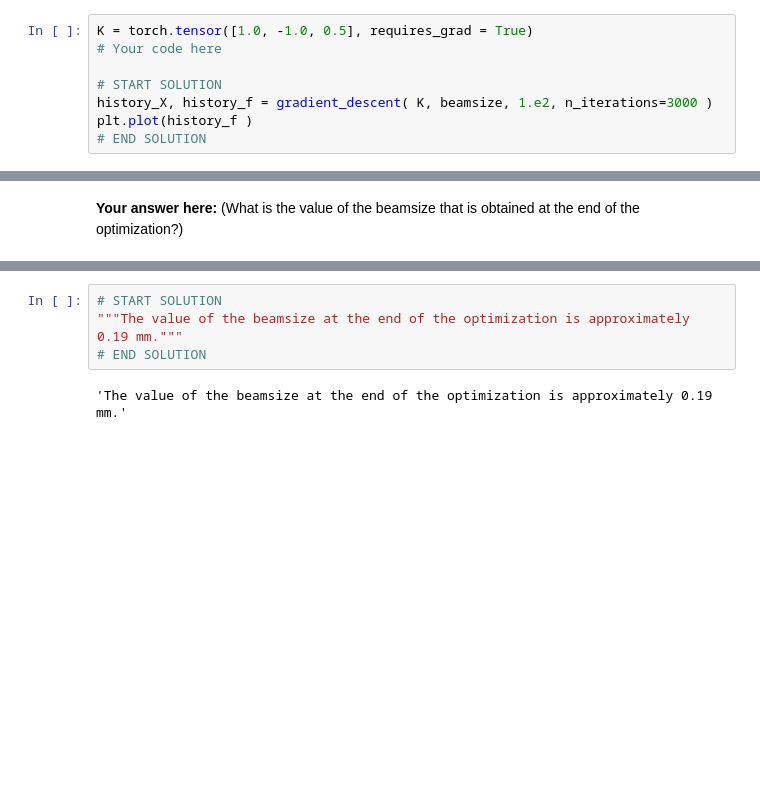
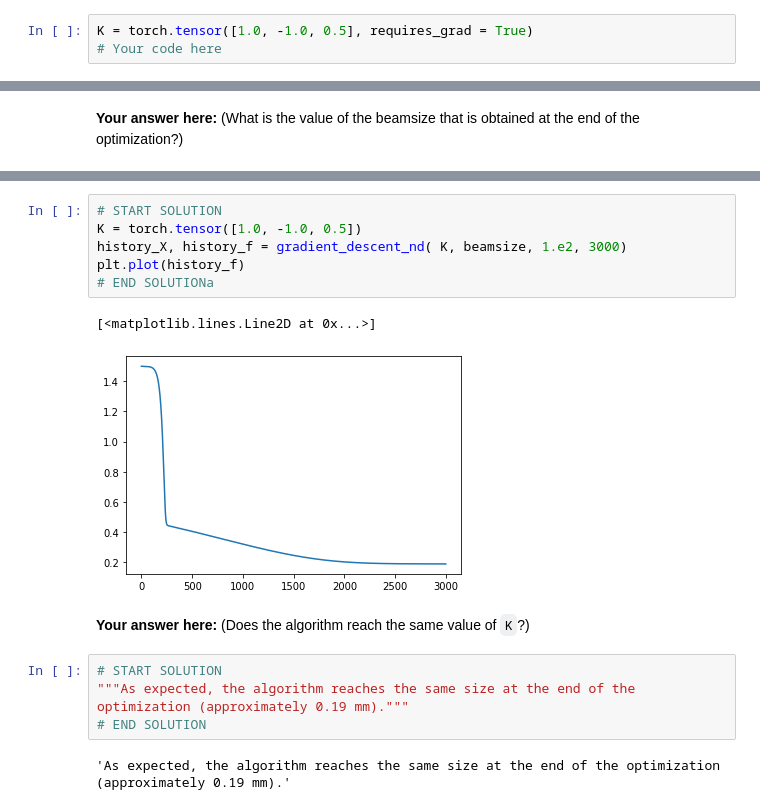
Before and after one commit to uspas/2020_optimization_and_ml, a Jupyter notebook: lab_solutions/lab_01/lab_01.ipynb, the cells around one changed output, grey strips where cells are left out. Drawn from its saved outputs; the diff is of its cells as text; blank space fills up the shorter version.

Commit message:
Add solution to homework 1

```diff
--- a/lab_solutions/lab_01/lab_01.ipynb
+++ b/lab_solutions/lab_01/lab_01.ipynb
@@ -432,8 +434,3 @@ What is the value of the beamsize that is obtained at the end of the optimizatio
 # %%
 K = torch.tensor([1.0, -1.0, 0.5], requires_grad = True)
 # Your code here
-
-# START SOLUTION
-history_X, history_f = gradient_descent( K, beamsize, 1.e2, n_iterations=3000 )
-plt.plot(history_f )
-# END SOLUTION
@@ -445,6 +495,17 @@ plt.plot(history_f )
+# %%
+# START SOLUTION
+K = torch.tensor([1.0, -1.0, 0.5])
+history_X, history_f = gradient_descent_nd( K, beamsize, 1.e2, 3000)
+plt.plot(history_f)
+# END SOLUTIONa
+# %% [output]
+[<matplotlib.lines.Line2D at 0x...>]
+[figure, added]
+# %% [markdown]
+**Your answer here:** (Does the algorithm reach the same value of `K`?)
 # %%
 # START SOLUTION
-"""The value of the beamsize at the end of the optimization is approximately 0.19 mm."""
+"""As expected, the algorithm reaches the same size at the end of the optimization (approximately 0.19 mm)."""
 # END SOLUTION
 # %% [output]
-'The value of the beamsize at the end of the optimization is approximately 0.19 mm.'
+'As expected, the algorithm reaches the same size at the end of the optimization (approximately 0.19 mm).'
```
Also changed, not shown: parts of 15 cells of this notebook.
